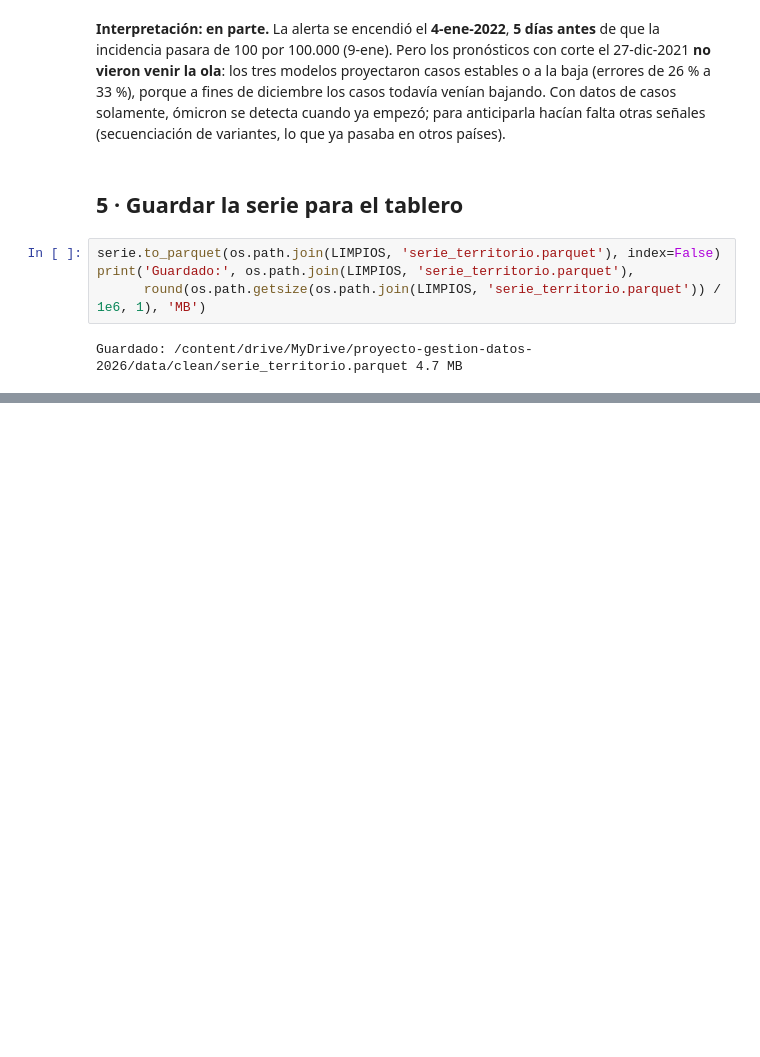
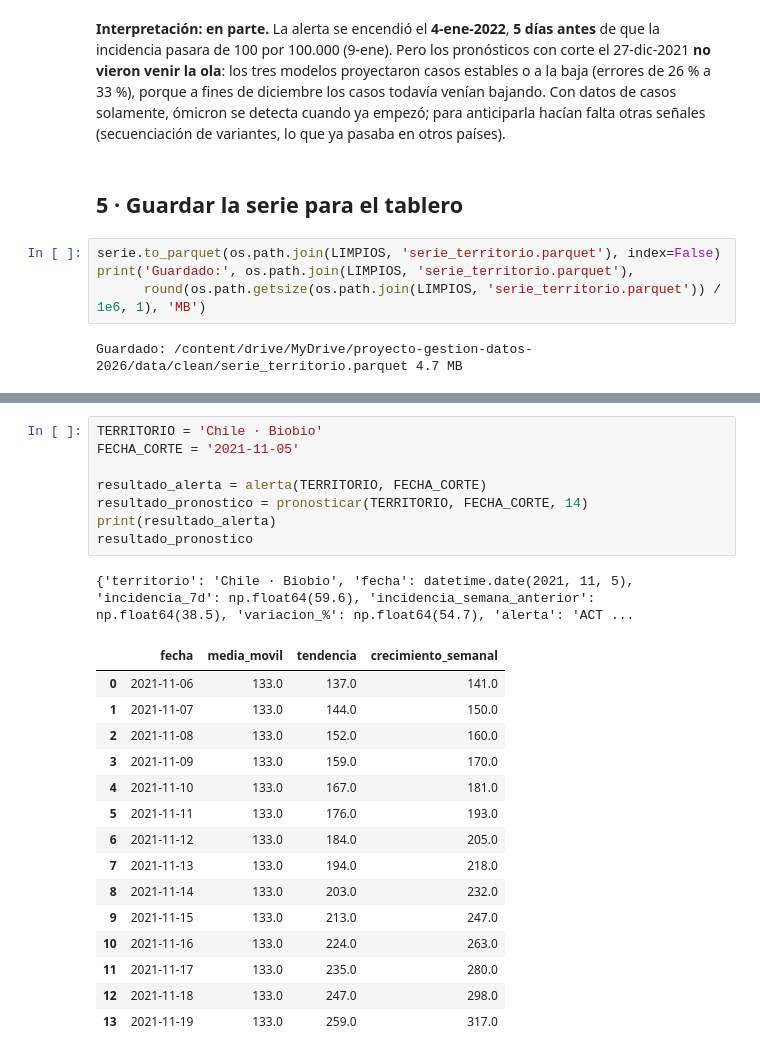
Before and after one commit to facuna-m/proyecto-gestion-datos-2026, a Jupyter notebook: notebooks/04_analisis_prediccion.ipynb, the cells around one changed output, grey strips where cells are left out. Saved outputs shown, nothing was run; the diff lists cells and outputs as text; blank space fills up the shorter version.

```diff
--- a/notebooks/04_analisis_prediccion.ipynb
+++ b/notebooks/04_analisis_prediccion.ipynb
@@ -597,0 +606,25 @@ Guardado: /content/drive/MyDrive/proyecto-gestion-datos-2026/data/clean/serie_te
+# %%
+TERRITORIO = 'Chile · Biobio'
+FECHA_CORTE = '2021-11-05'
+
+resultado_alerta = alerta(TERRITORIO, FECHA_CORTE)
+resultado_pronostico = pronosticar(TERRITORIO, FECHA_CORTE, 14)
+print(resultado_alerta)
+resultado_pronostico
+# %% [output]
+{'territorio': 'Chile · Biobio', 'fecha': datetime.date(2021, 11, 5), 'incidencia_7d': np.float64(59.6), 'incidencia_semana_anterior': np.float64(38.5), 'variacion_%': np.float64(54.7), 'alerta': 'ACT ...
+|  | fecha | media_movil | tendencia | crecimiento_semanal |
+| 0 | 2021-11-06 | 133.0 | 137.0 | 141.0 |
+| 1 | 2021-11-07 | 133.0 | 144.0 | 150.0 |
+| 2 | 2021-11-08 | 133.0 | 152.0 | 160.0 |
+| 3 | 2021-11-09 | 133.0 | 159.0 | 170.0 |
+| 4 | 2021-11-10 | 133.0 | 167.0 | 181.0 |
+| 5 | 2021-11-11 | 133.0 | 176.0 | 193.0 |
+| 6 | 2021-11-12 | 133.0 | 184.0 | 205.0 |
+| 7 | 2021-11-13 | 133.0 | 194.0 | 218.0 |
+| 8 | 2021-11-14 | 133.0 | 203.0 | 232.0 |
+| 9 | 2021-11-15 | 133.0 | 213.0 | 247.0 |
+| 10 | 2021-11-16 | 133.0 | 224.0 | 263.0 |
+| 11 | 2021-11-17 | 133.0 | 235.0 | 280.0 |
+| 12 | 2021-11-18 | 133.0 | 247.0 | 298.0 |
+| 13 | 2021-11-19 | 133.0 | 259.0 | 317.0 |
```
Also changed, not shown: parts of 4 cells of this notebook, 1 other file.
